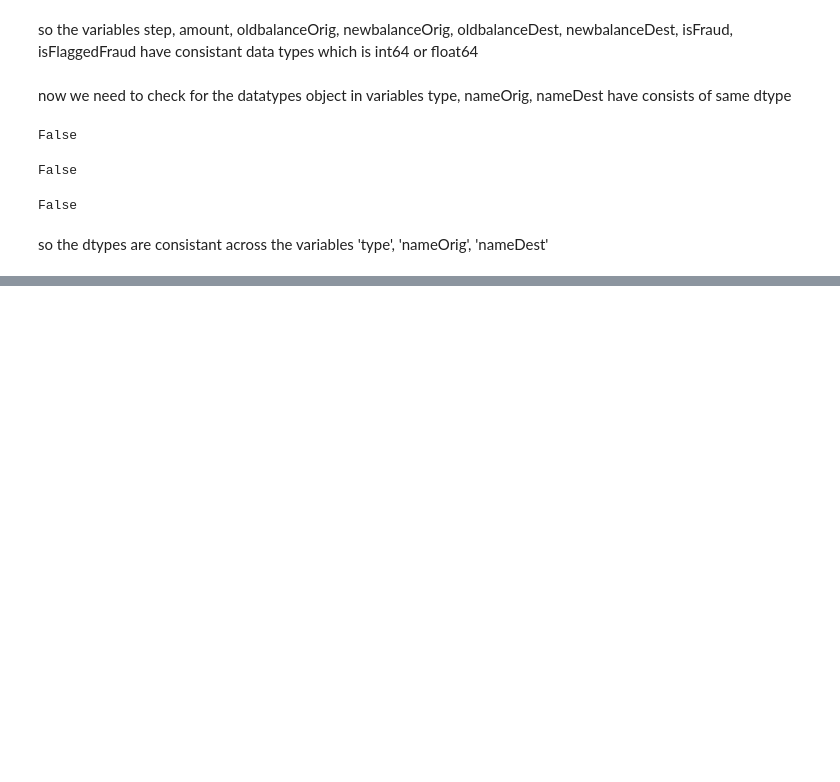
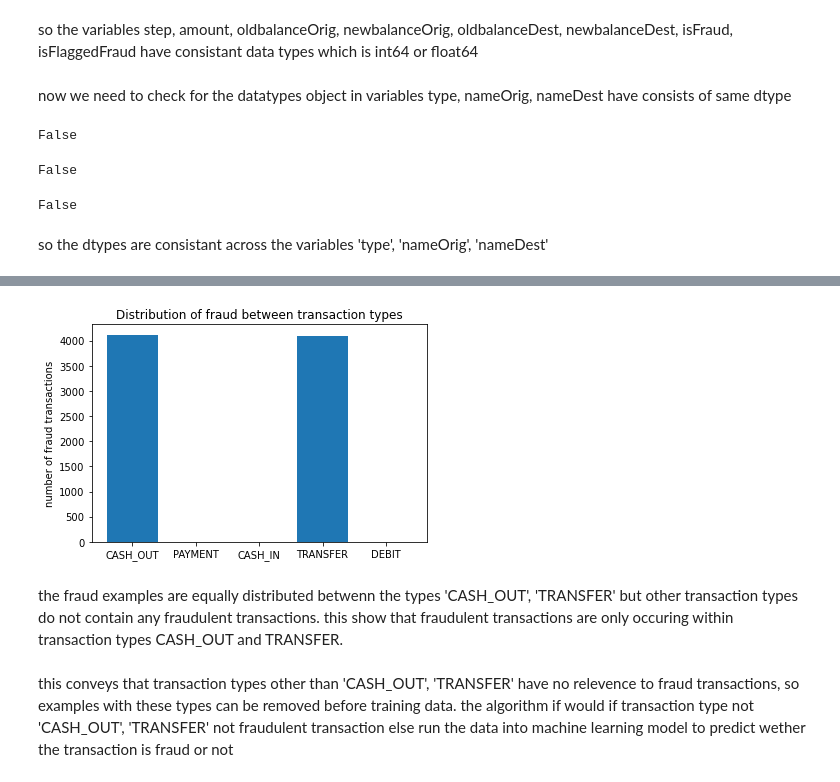
Before and after one commit to sulaiman01/INSAID-fraudulent_transactions_prediction, a Jupyter notebook: prediction_model.ipynb, the cells around one changed output, grey strips where cells are left out. Saved outputs shown, nothing was run; the diff lists cells and outputs as text; code cells hidden in the pictures; blank space fills up the shorter version.

```diff
--- a/prediction_model.ipynb
+++ b/prediction_model.ipynb
@@ -146,0 +168,19 @@ data[data['amount'] > 200000]
+# %%
+t_fraud = []
+for t in ['CASH_OUT', 'PAYMENT', 'CASH_IN', 'TRANSFER', 'DEBIT' ]:
+    try:
+        t_fraud.append(t_fraud_s[t])
+    except:
+        t_fraud.append(0)
+# %%
+tf_plot = plt.figure()
+plt.bar(['CASH_OUT', 'PAYMENT', 'CASH_IN', 'TRANSFER', 'DEBIT' ],t_fraud)
+plt.title('Distribution of fraud between transaction types')
+plt.ylabel('number of fraud transactions')
+plt.show()
+# %% [output]
+[figure, added]
+# %% [markdown]
+the fraud examples are  equally distributed betwenn the types 'CASH_OUT', 'TRANSFER' but other transaction types do not contain any fraudulent transactions. this show that fraudulent transactions are only occuring within transaction types CASH_OUT and TRANSFER.
+# %% [markdown]
+this conveys that transaction types other than 'CASH_OUT', 'TRANSFER' have no relevence to fraud transactions, so examples with these types can be removed before training data. the algorithm if would if transaction type not 'CASH_OUT', 'TRANSFER' not fraudulent transaction else run the data into machine learning model to predict wether the transaction is fraud or not
```
Also changed, not shown: parts of 21 cells of this notebook.
